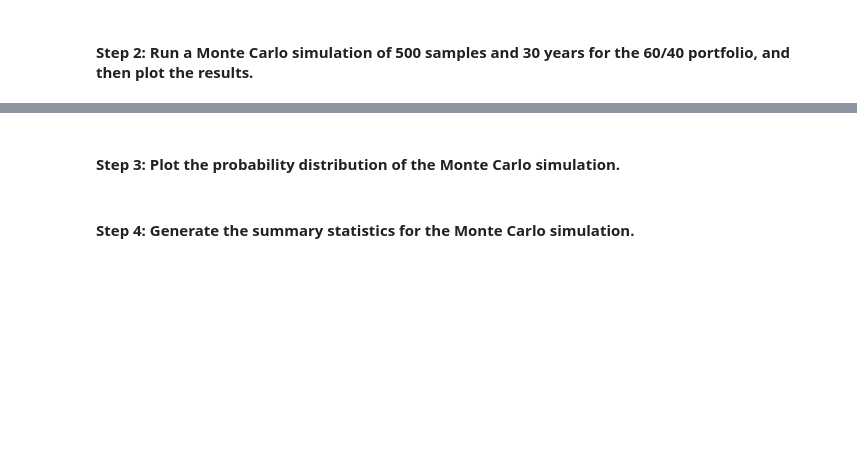
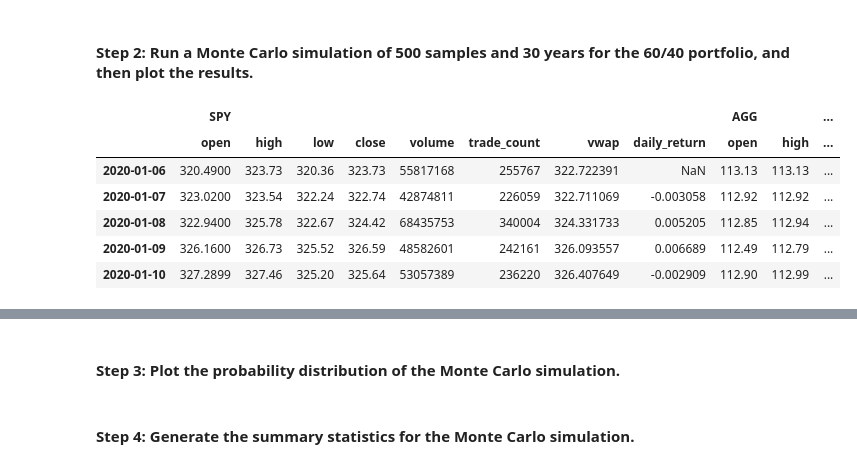
Before and after one commit to trentransom/Challenge_05, a Jupyter notebook: financial_planning_tools.ipynb, the cells around one changed output, grey strips where cells are left out. Saved outputs shown, nothing was run; the diff lists cells and outputs as text; code cells hidden in the pictures; blank space fills up the shorter version.

```diff
--- a/financial_planning_tools.ipynb
+++ b/financial_planning_tools.ipynb
@@ -448,10 +463,23 @@ In this section, you’ll use the MCForecastTools library to create a Monte Carl
 # %%
 # Configure the Monte Carlo simulation to forecast 30 years cumulative returns
 # The weights should be split 40% to AGG and 60% to SPY.
 # Run 500 samples.
-# YOUR CODE HERE
+MC_30year = MCSimulation(
+    portfolio_data = prices_df,
+    weights = [.60, .40],
+    num_simulation=500,
+    num_trading_days=252*30
+)
 
 # Review the simulation input data
-# YOUR CODE HERE
+MC_30year.portfolio_data.head()
+# %% [output]
+|  | SPY |  |  |  |  |  |  |  | AGG |  | ... |
+|  | open | high | low | close | volume | trade_count | vwap | daily_return | open | high | ... |
+| 2020-01-06 | 320.4900 | 323.73 | 320.36 | 323.73 | 55817168 | 255767 | 322.722391 | NaN | 113.13 | 113.13 | ... |
+| 2020-01-07 | 323.0200 | 323.54 | 322.24 | 322.74 | 42874811 | 226059 | 322.711069 | -0.003058 | 112.92 | 112.92 | ... |
+| 2020-01-08 | 322.9400 | 325.78 | 322.67 | 324.42 | 68435753 | 340004 | 324.331733 | 0.005205 | 112.85 | 112.94 | ... |
+| 2020-01-09 | 326.1600 | 326.73 | 325.52 | 326.59 | 48582601 | 242161 | 326.093557 | 0.006689 | 112.49 | 112.79 | ... |
+| 2020-01-10 | 327.2899 | 327.46 | 325.20 | 325.64 | 53057389 | 236220 | 326.407649 | -0.002909 | 112.90 | 112.99 | ... |
 # %%
 # Run the Monte Carlo simulation to forecast 30 years cumulative returns
```
Also changed, not shown: parts of 4 cells of this notebook.
